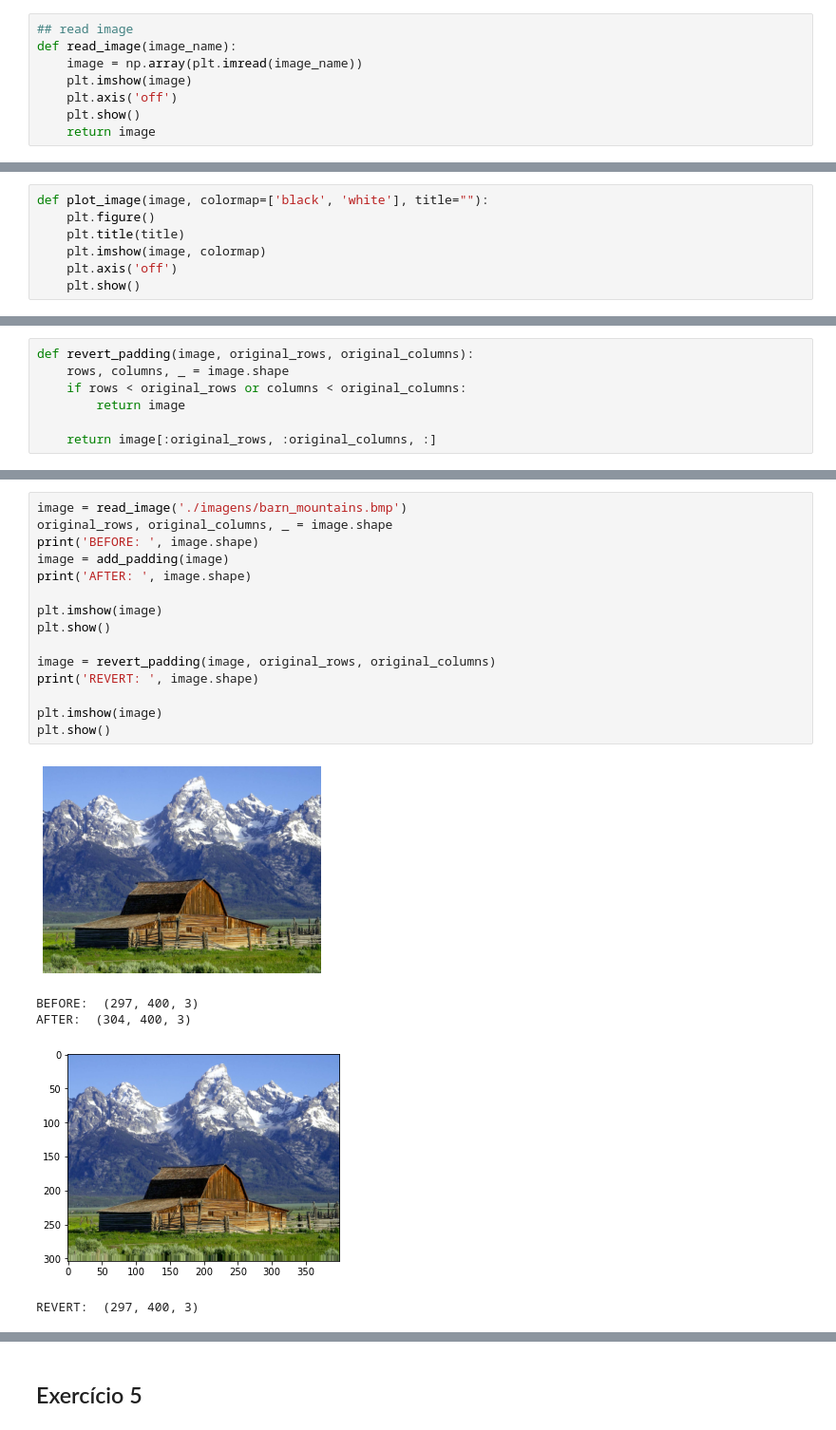
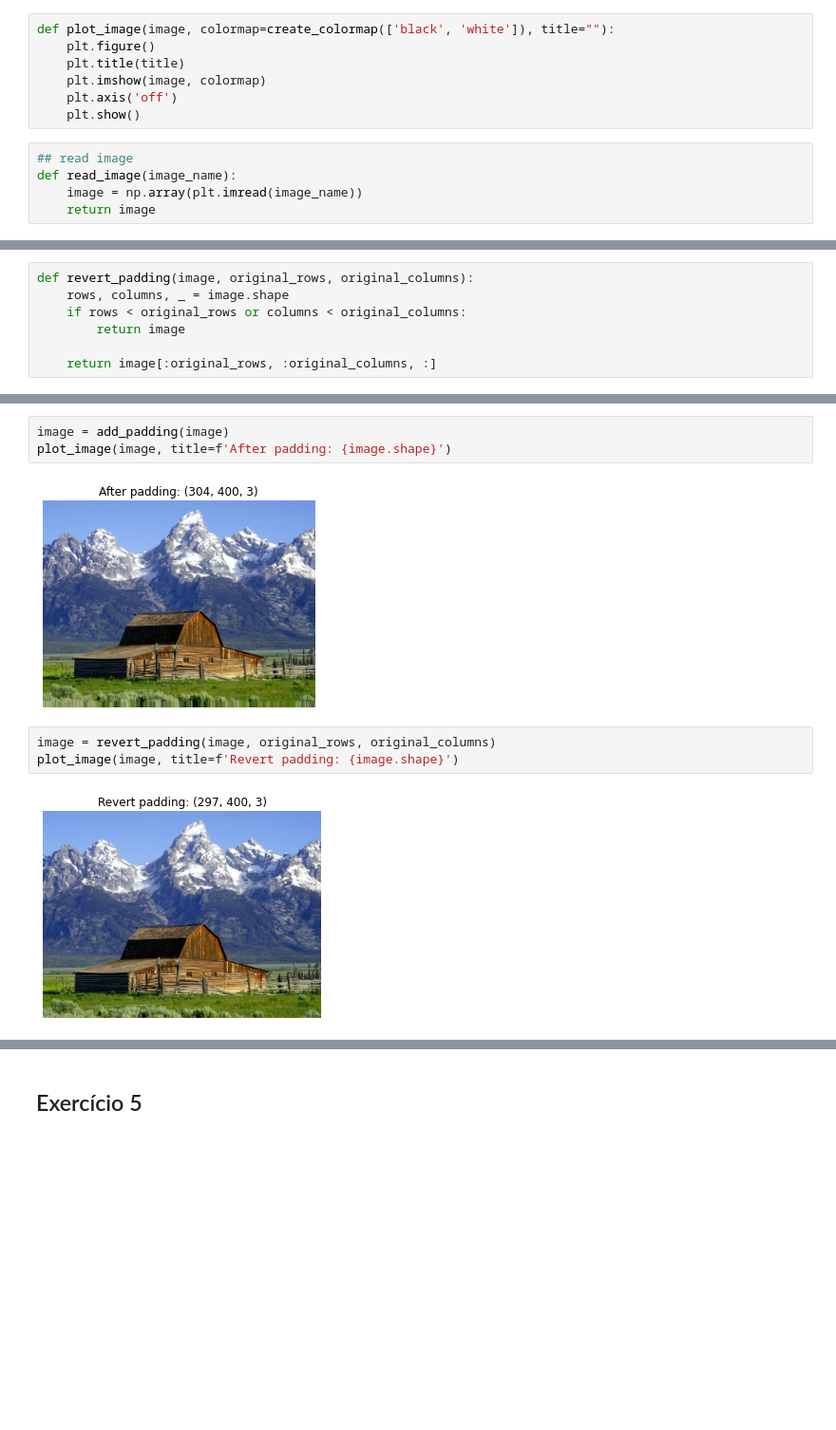
Before and after one commit to sbalves/MULT, a Jupyter notebook: TP1.ipynb, the cells around one changed output, grey strips where cells are left out. Shown at 95% size. Drawn from its saved outputs; the diff is of its cells as text; blank space fills up the shorter version.

```diff
--- a/TP1.ipynb
+++ b/TP1.ipynb
@@ -140,13 +130,17 @@ def decoder(image):
     pass
 # %% [markdown]
 ## Exercício 3
+# %%
+def plot_image(image, colormap=create_colormap(['black', 'white']), title=""):
+    plt.figure()
+    plt.title(title)
+    plt.imshow(image, colormap)
+    plt.axis('off')
+    plt.show()
 # %%
 ## read image
 def read_image(image_name):
     image = np.array(plt.imread(image_name))
-    plt.imshow(image)
-    plt.axis('off')
-    plt.show()
     return image
 # %%
 image = read_image('./imagens/barn_mountains.bmp')
@@ -161,11 +156,4 @@ red_map = create_colormap(['black', 'red'])
 green_map = create_colormap(['black', 'green'])
 blue_map = create_colormap(['black', 'blue'])
 random_map = create_colormap(['blue', 'orange', 'pink'])
-# %%
-def plot_image(image, colormap=['black', 'white'], title=""):
-    plt.figure()
-    plt.title(title)
-    plt.imshow(image, colormap)
-    plt.axis('off')
-    plt.show()
 # %%
@@ -235,21 +226,10 @@ def revert_padding(image, original_rows, original_columns):
+# %%
+image = add_padding(image)
+plot_image(image, title=f'After padding: {image.shape}')
+# %% [output]
+[figure, added]
 # %%
-image = read_image('./imagens/barn_mountains.bmp')
-original_rows, original_columns, _ = image.shape
-print('BEFORE: ', image.shape)
-image = add_padding(image)
-print('AFTER: ', image.shape)
-
-plt.imshow(image)
-plt.show()
-
 image = revert_padding(image, original_rows, original_columns)
-print('REVERT: ', image.shape)
-
-plt.imshow(image)
-plt.show()
+plot_image(image, title=f'Revert padding: {image.shape}')
 # %% [output]
-[figure, old version]
+[figure, new version]
-BEFORE:  (297, 400, 3)
-AFTER:  (304, 400, 3)
-[figure, removed]
-REVERT:  (297, 400, 3)
```
Also changed, not shown: parts of 14 cells of this notebook.
